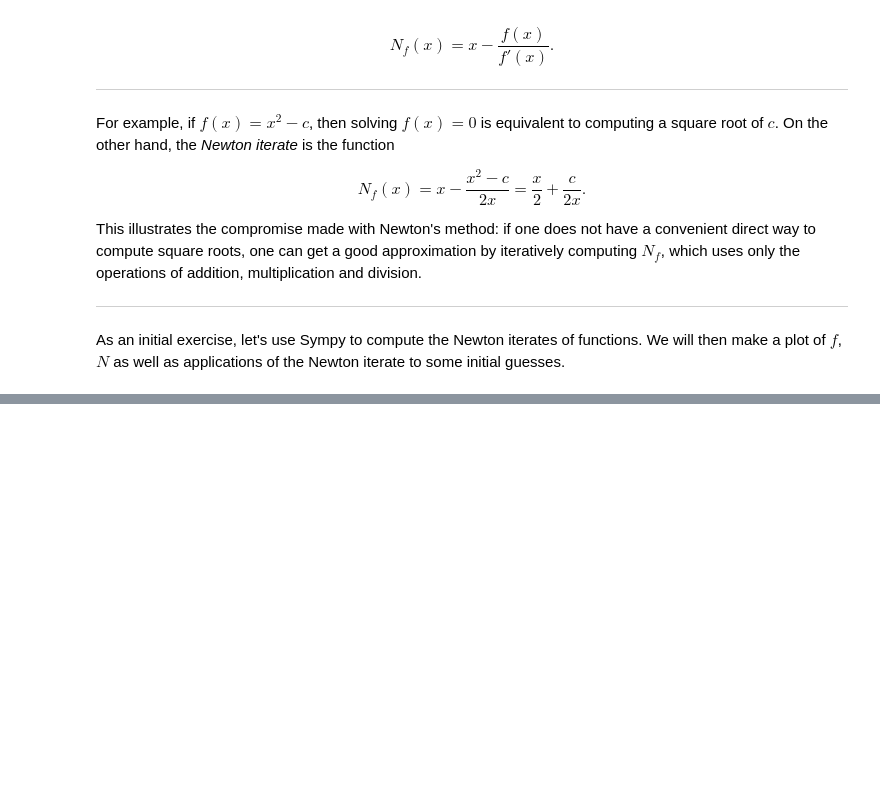
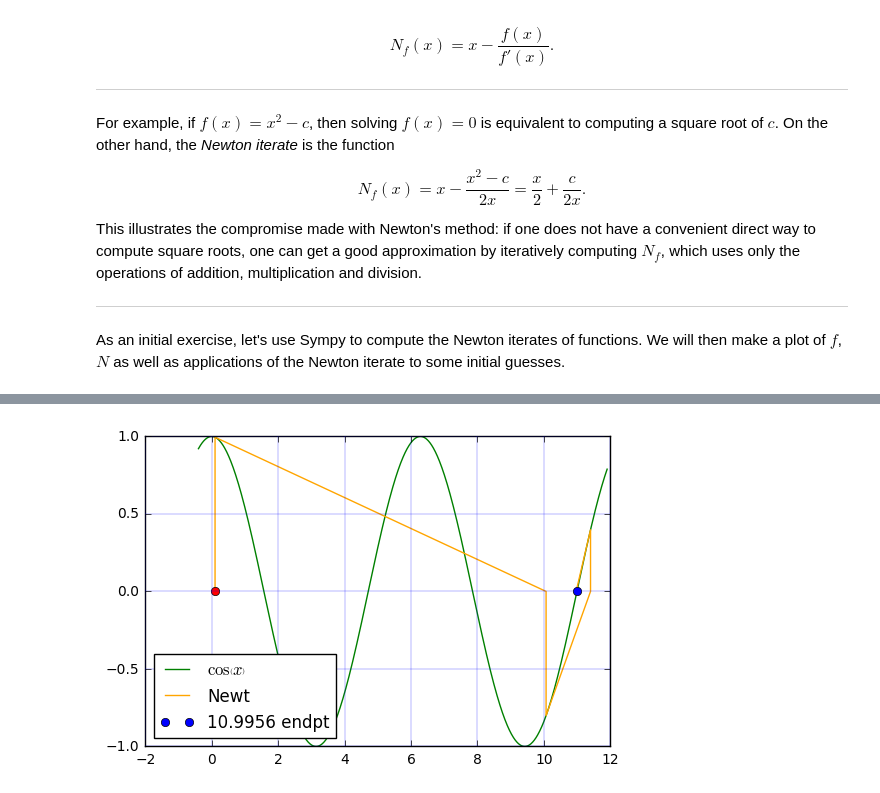
Before and after one commit to mephph/physmath248-2018, a Jupyter notebook: Part.II/Sympy.2.ipynb, the cells around one changed output, grey strips where cells are left out. Saved outputs shown, nothing was run; the diff lists cells and outputs as text; code cells hidden in the pictures; blank space fills up the shorter version.

```diff
--- a/Part.II/Sympy.2.ipynb
+++ b/Part.II/Sympy.2.ipynb
@@ -42,0 +184,4 @@ import sympy as sp
+# %%
+plotNewt(sp.cos(x), x, 0.1, 8, "lower left")
+# %% [output]
+[figure, added]
```
Also changed, not shown: parts of 17 cells of this notebook, 1 other file.
